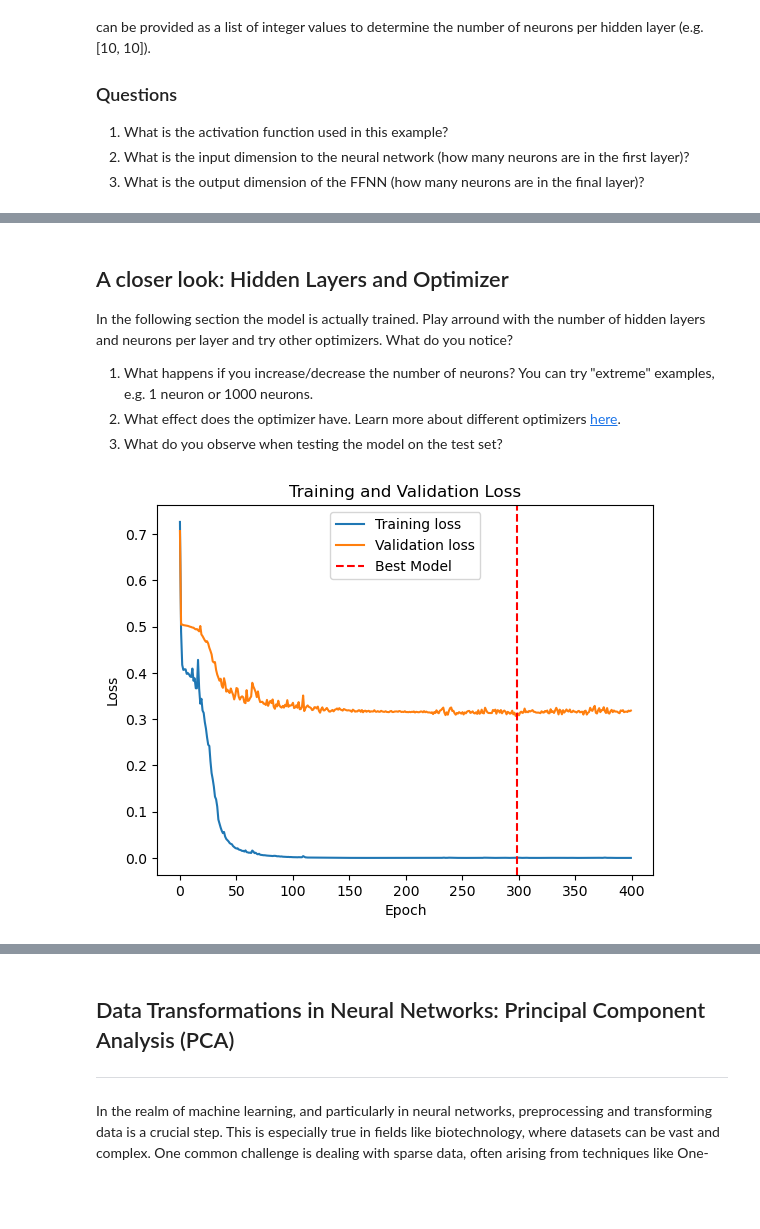
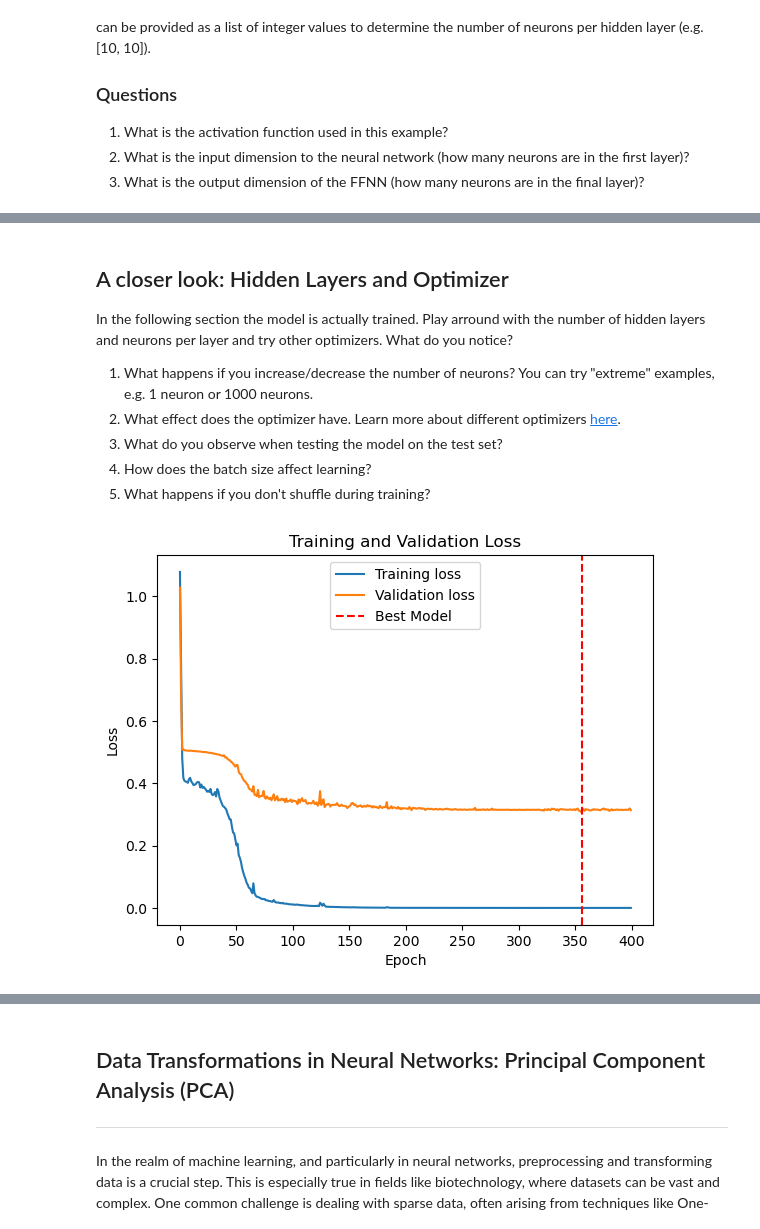
Before and after one commit to jonfunk21/ML4Proteins, a Jupyter notebook: 01_FFNN/01_FFNN.ipynb, the cells around one changed output, grey strips where cells are left out. Saved outputs shown, nothing was run; the diff lists cells and outputs as text; code cells hidden in the pictures; blank space fills up the shorter version.

```diff
--- a/01_FFNN/01_FFNN.ipynb
+++ b/01_FFNN/01_FFNN.ipynb
@@ -193,11 +193,6 @@ X_val, X_test, y_val, y_test = train_test_split(X_temp, y_temp, test_size=0.5, r
 train_dataset = SequenceDataset(X_train, y_train)
 val_dataset = SequenceDataset(X_val, y_val)
 test_dataset = SequenceDataset(X_test, y_test)
-
-# Create DataLoaders
-train_loader = DataLoader(train_dataset, batch_size=32, shuffle=True)
-val_loader = DataLoader(val_dataset, batch_size=32, shuffle=False)
-test_loader = DataLoader(test_dataset, batch_size=32, shuffle=False)
 # %% [markdown]
 ## Neural Network Architecture
 ---
@@ -345,20 +343,28 @@ In the following section the model is actually trained. Play arround with the nu
 
 1. What happens if you increase/decrease the number of neurons? You can try "extreme" examples, e.g. 1 neuron or 1000 neurons.
 2. What effect does the optimizer have. Learn more about different optimizers [here](https://pytorch.org/docs/stable/optim.html).
-3. What do you observe when testing the model on the test set?
+4. What do you observe when testing the model on the test set?
+5. How does the batch size affect learning?
+6. What happens if you don't shuffle during training?
 # %%
+# Create DataLoaders
+batch_size = 32
+train_loader = DataLoader(train_dataset, batch_size=batch_size, shuffle=True)
+val_loader = DataLoader(val_dataset, batch_size=batch_size, shuffle=False)
+test_loader = DataLoader(test_dataset, batch_size=batch_size, shuffle=False)
+
 # Define the model Architecture
 input_size = X_train.shape[1] * X_train.shape[2]
 model = FFNN(input_size, hidden_layers=[10, 10])
 
 # Define loss function and optimizer
 criterion = nn.MSELoss()
 optimizer = torch.optim.Adam(model.parameters(), lr=0.001)
 
 # Train the model
 best_model = train(model, train_loader, val_loader, criterion, optimizer, num_epochs=400)
 # %% [output]
-[figure, old version]
+[figure, new version]
 # %%
 from scipy.stats import pearsonr
 from sklearn.metrics import r2_score  # Import R-squared metric
```
Also changed, not shown: parts of 7 cells of this notebook.
